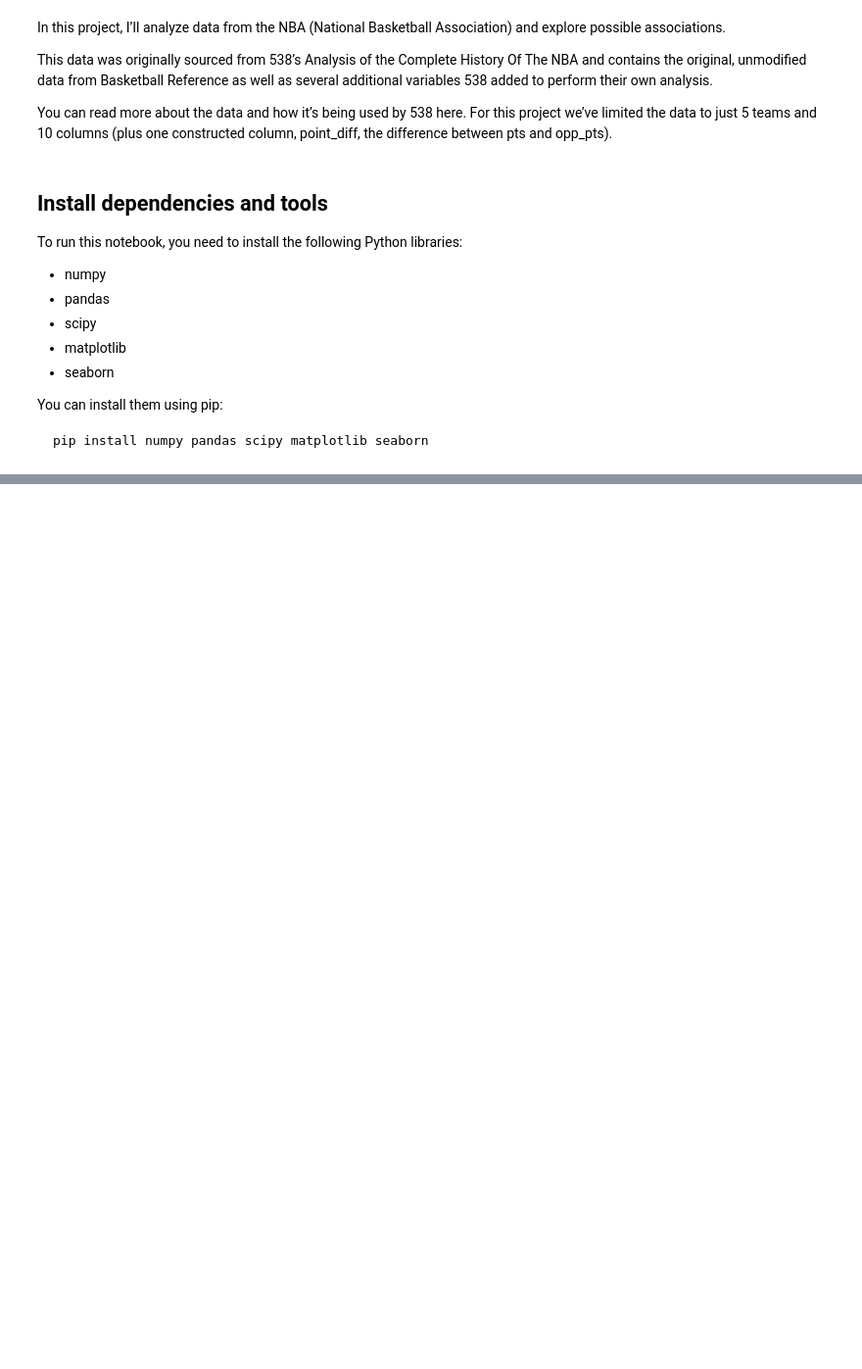
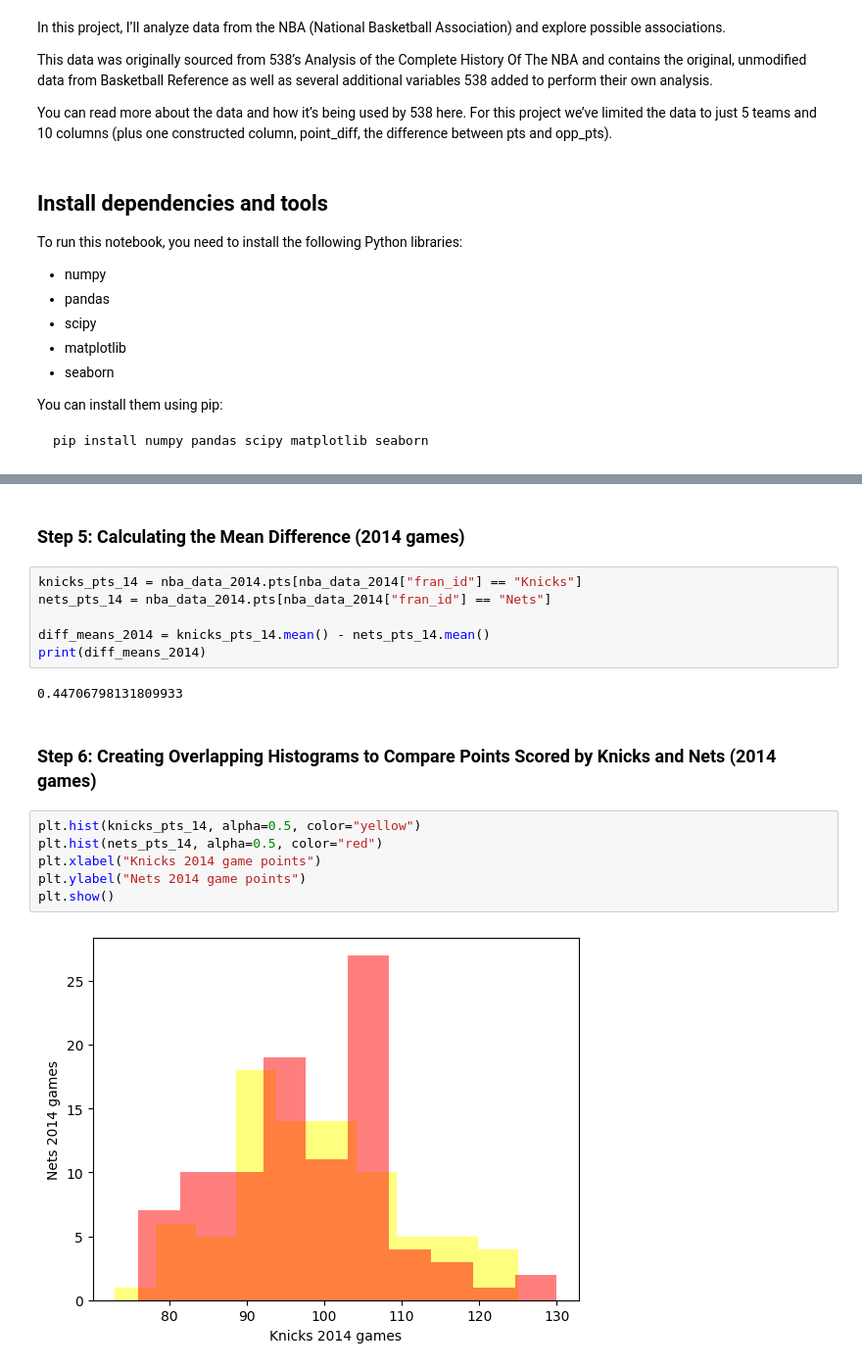
Before and after one commit to MynnTapp/NBA_Trends_Analysis_Jupyter_notebook, a Jupyter notebook: activate_notebook.ipynb, the cells around one changed output, grey strips where cells are left out. Shown at 98% size. Cells and saved outputs as stored; diff of their text form; blank space fills up the shorter version.

```diff
--- a/activate_notebook.ipynb
+++ b/activate_notebook.ipynb
@@ -50,0 +133,20 @@ print(nba_data.head())
+# %% [markdown]
+### Step 5: Calculating the Mean Difference (2014 games)
+# %%
+knicks_pts_14 = nba_data_2014.pts[nba_data_2014["fran_id"] == "Knicks"]
+nets_pts_14 = nba_data_2014.pts[nba_data_2014["fran_id"] == "Nets"]
+
+diff_means_2014 = knicks_pts_14.mean() - nets_pts_14.mean()
+print(diff_means_2014)
+# %% [output]
+0.44706798131809933
+# %% [markdown]
+### Step 6: Creating Overlapping Histograms to Compare Points Scored by Knicks and Nets (2014 games)
+# %%
+plt.hist(knicks_pts_14, alpha=0.5, color="yellow")
+plt.hist(nets_pts_14, alpha=0.5, color="red")
+plt.xlabel("Knicks 2014 game points")
+plt.ylabel("Nets 2014 game points")
+plt.show()
+# %% [output]
+[figure, added]
```
Also changed, not shown: parts of 20 cells of this notebook.
